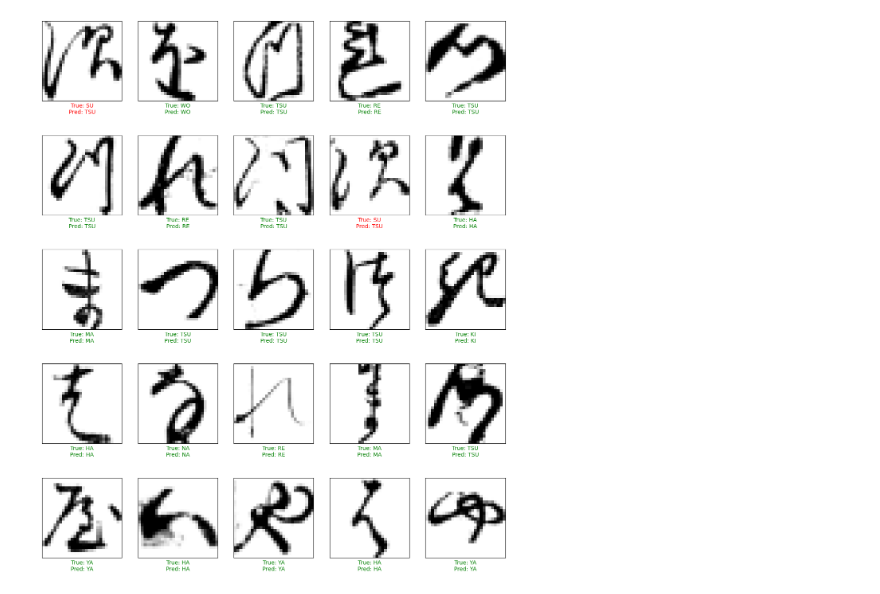
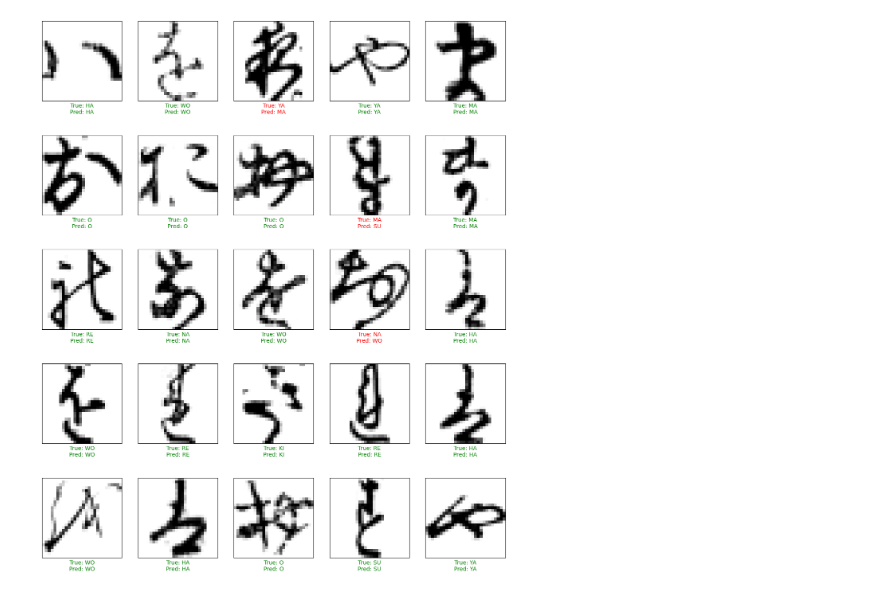
Before and after one commit to Wooyceps/convolutional-neural-network-, a Jupyter notebook: main.ipynb, the cells around one changed output. Drawn from its saved outputs; the diff is of its cells as text; code cells hidden in the pictures.

```diff
--- a/main.ipynb
+++ b/main.ipynb
@@ -4,24 +4,23 @@ import numpy as np
 # %%
-def load_mnist_images(filename):
-    with gzip.open(filename, 'rb') as f:
-        data = np.frombuffer(f.read(), np.uint8, offset=16)
-        data = data.reshape(-1, 28, 28)
-    return data
+# Pobieranie zbioru danych KMNIST
+dataset, info = tfds.load('kmnist', split=['train', 'test'], shuffle_files=True, with_info=True)
 
-def load_mnist_labels(filename):
-    with gzip.open(filename, 'rb') as f:
-        labels = np.frombuffer(f.read(), np.uint8, offset=8)
-    return labels
+# Podział na zbiór treningowy i testowy
+train_dataset, test_dataset = dataset
 # %%
-# Wczytanie danych treningowych i testowych
-train_images = load_mnist_images('train-images-idx3-ubyte.gz')
-train_labels = load_mnist_labels('train-labels-idx1-ubyte.gz')
-test_images = load_mnist_images('t10k-images-idx3-ubyte.gz')
-test_labels = load_mnist_labels('t10k-labels-idx1-ubyte.gz')
+# Przekształcenie zbiorów danych w odpowiednie formaty
+train_df = tfds.as_dataframe(train_dataset, info)
+test_df = tfds.as_dataframe(test_dataset, info)
+
+train_images = [row['image'] for _, row in train_df.iterrows()]
+train_labels = [row['label'] for _, row in train_df.iterrows()]
+
+test_images = [row['image'] for _, row in test_df.iterrows()]
+test_labels = [row['label'] for _, row in test_df.iterrows()]
 # %%
 # Normalizacja danych obrazu, aby były między 0 a 1
-train_images = train_images / 255.0
-test_images = test_images / 255.0
+train_images = np.array(train_images) / 255.0
+test_images = np.array(test_images) / 255.0
 
 # Dodanie dodatkowego wymiaru (kanału koloru) do danych obrazu
 train_images = np.expand_dims(train_images, axis=-1)
@@ -164,22 +163,23 @@ print(predicted_labels)
 # %%
 def plot_images(images, true_labels, predicted_labels, class_names, num_images=25):
     true_label_indices = np.argmax(true_labels, axis=1)  # Convert from one-hot to class indices
     plt.figure(figsize=(15, 18))
     for i in range(num_images):
         plt.subplot(5, 5, i + 1)
         plt.xticks([])
         plt.yticks([])
         plt.grid(False)
-        plt.imshow(images[i], cmap=plt.cm.binary)
+        img = np.squeeze(images[i])  # Squeeze unnecessary dimensions
+        plt.imshow(img, cmap=plt.cm.binary)
         color = 'green' if predicted_labels[i] == true_label_indices[i] else 'red'
         plt.xlabel(f"True: {class_names[true_label_indices[i]]}\nPred: {class_names[predicted_labels[i]]}", color=color)
     plt.show()
 
 # Nazwy klas (etykiety)
 class_names = ['O', 'KI', 'SU', 'TSU', 'NA',
                'HA', 'MA', 'YA', 'RE', 'WO']
 
 # Wywołanie funkcji plot_images
 plot_images(test_images[:25], test_labels[:25], predicted_labels[:25], class_names)
 # %% [output]
-[figure, old version]
+[figure, new version]
```
Also changed, not shown: parts of 6 cells of this notebook, 2 other files.
